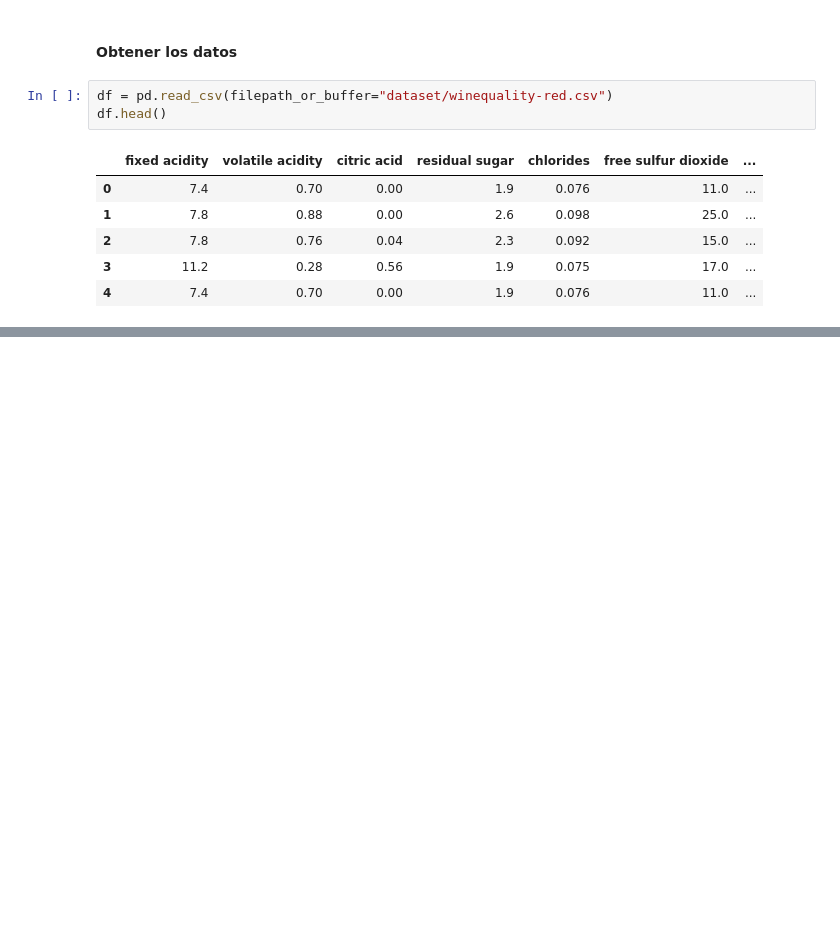
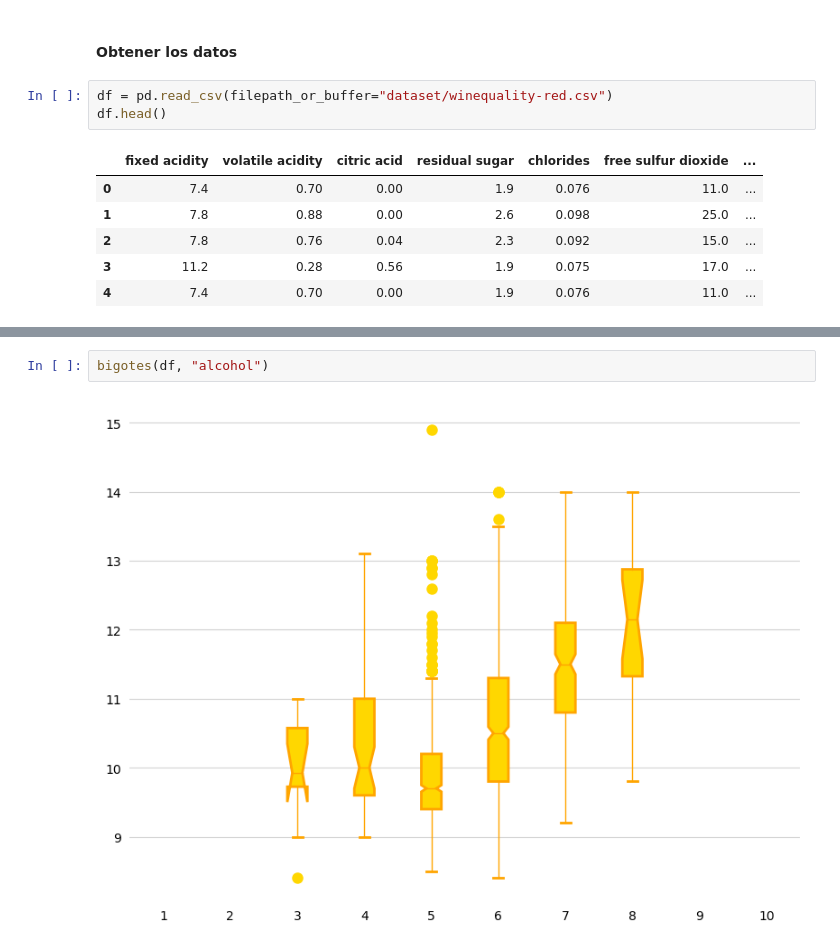
Before and after one commit to braiso-22/ejercicio-valoracion-vinos, a Jupyter notebook: ml-vinos.ipynb, the cells around one changed output, grey strips where cells are left out. Drawn from its saved outputs; the diff is of its cells as text; blank space fills up the shorter version.

```diff
--- a/ml-vinos.ipynb
+++ b/ml-vinos.ipynb
@@ -40,0 +176,4 @@ df.head()
+# %%
+bigotes(df, "alcohol")
+# %% [output]
+[figure, added]
```
Also changed, not shown: parts of 60 cells of this notebook.
